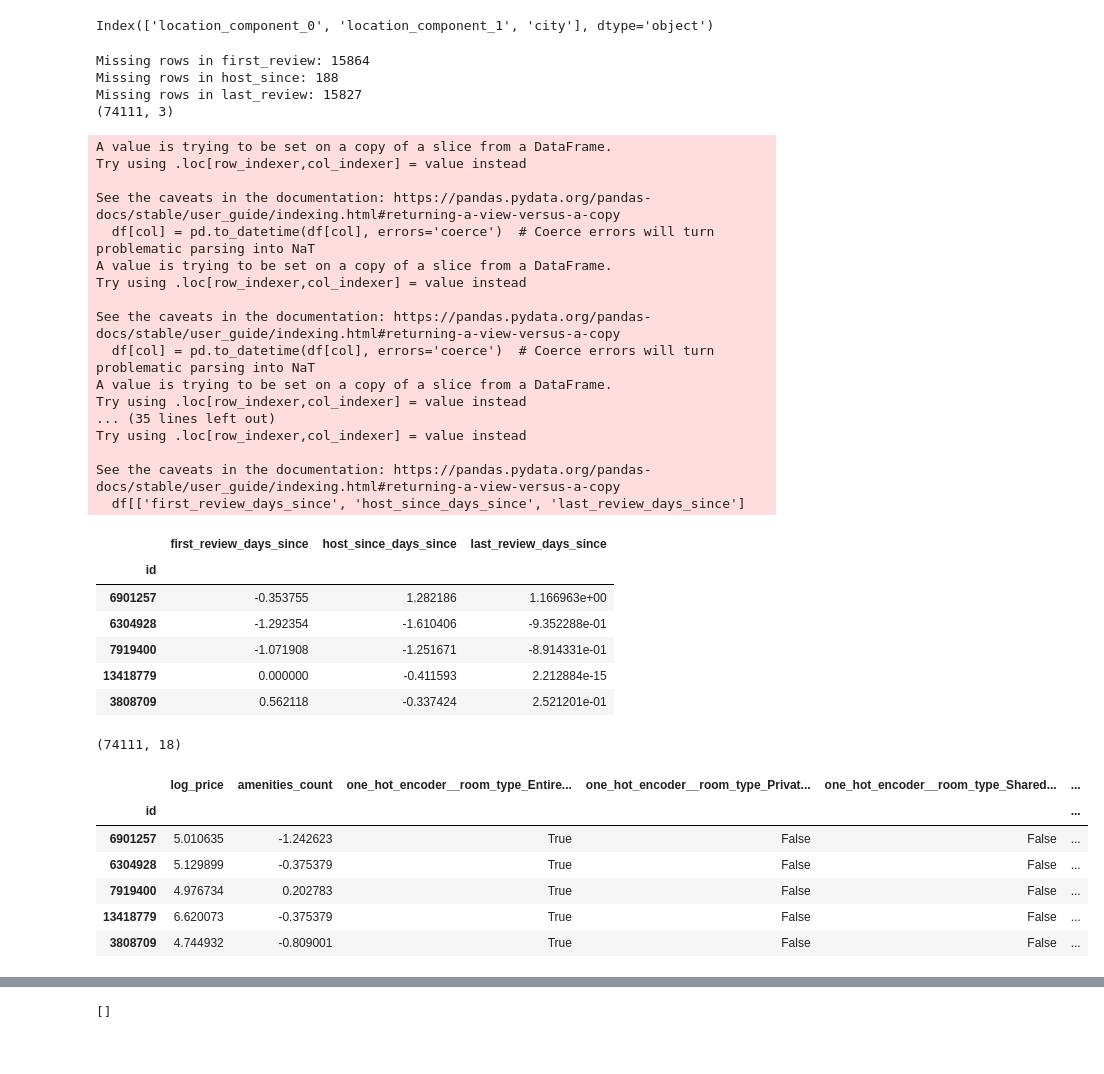
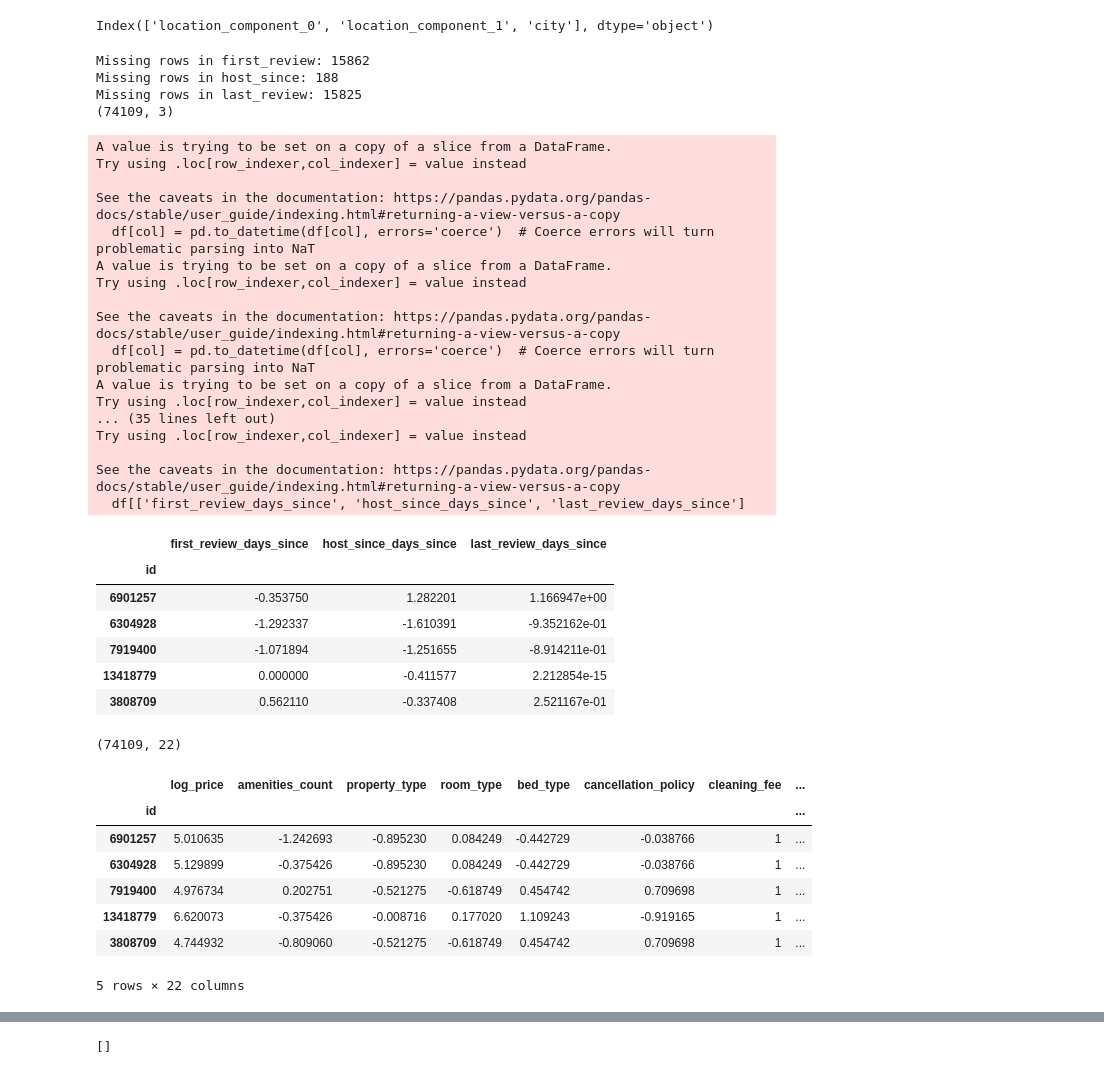
Before and after one commit to wingyiuc/dsw-project, a Jupyter notebook: random_forest.ipynb, the cells around one changed output, grey strips where cells are left out. Cells and saved outputs as stored; diff of their text form; code cells hidden in the pictures.

```diff
--- a/random_forest.ipynb
+++ b/random_forest.ipynb
@@ -31,3 +31,9 @@ df.head()
 | 3 | 13418779 | 6.620073 | House | Entire home/apt | {TV,"Cable TV",Internet,"Wireless... | 4 | 1.0 | Real Bed | ... |
 | 4 | 3808709 | 4.744932 | Apartment | Entire home/apt | {TV,Internet,"Wireless Internet",... | 2 | 1.0 | Real Bed | ... |
 5 rows × 29 columns
+# %%
+# Filter out Parking Space and Lighthouse, as they only contain one instance
+condition = ~df['property_type'].isin(['Parking Space', 'Lighthouse'])
+
+df = df[condition]
+df.shape
@@ -150,10 +149,10 @@ df_datetime = cyclical_encode_dates(df)
 print(df_datetime.shape)
 df_datetime.head()
 # %% [output]
-Missing rows in first_review: 15864
+Missing rows in first_review: 15862
 Missing rows in host_since: 188
-Missing rows in last_review: 15827
-(74111, 3)
+Missing rows in last_review: 15825
+(74109, 3)
 A value is trying to be set on a copy of a slice from a DataFrame.
 Try using .loc[row_indexer,col_indexer] = value instead
 
@@ -173,39 +172,38 @@ See the caveats in the documentation: https://pandas.pydata.org/pandas-docs/stab
   df[['first_review_days_since', 'host_since_days_since', 'last_review_days_since']
 |  | first_review_days_since | host_since_days_since | last_review_days_since |
 | id |  |  |  |
-| 6901257 | -0.353755 | 1.282186 | 1.166963e+00 |
-| 6304928 | -1.292354 | -1.610406 | -9.352288e-01 |
-| 7919400 | -1.071908 | -1.251671 | -8.914331e-01 |
-| 13418779 | 0.000000 | -0.411593 | 2.212884e-15 |
-| 3808709 | 0.562118 | -0.337424 | 2.521201e-01 |
+| 6901257 | -0.353750 | 1.282201 | 1.166947e+00 |
+| 6304928 | -1.292337 | -1.610391 | -9.352162e-01 |
+| 7919400 | -1.071894 | -1.251655 | -8.914211e-01 |
+| 13418779 | 0.000000 | -0.411577 | 2.212854e-15 |
+| 3808709 | 0.562110 | -0.337408 | 2.521167e-01 |
 # %%
 all_data_df = pd.concat([
     df['log_price'],
     df_amenities_count,
     df_categorical[[
-        'one_hot_encoder__room_type_Entire home/apt',
-                    'one_hot_encoder__room_type_Private room',
-                    'one_hot_encoder__room_type_Shared room',
-                    'one_hot_encoder__cleaning_fee_True',
-                 'one_hot_encoder__instant_bookable_t']],
+        'property_type', 'room_type', 'bed_type', 'cancellation_policy',
+        'cleaning_fee', 'host_identity_verified',
+        'instant_bookable']],
     df_nlp[['description_polarity', 'description_subjectivity']],
     df_numerical[['accommodates', 'beds_per_bedroom',
-                  'bed_and_bathrooms']],
+                  'bed_and_bathrooms', 'review_scores_rating_normalized', 'number_of_reviews']],
     df_locations[['location_component_0', 'location_component_1', 'city']],
     df_datetime
 
                          ], axis=1)
 print(all_data_df.shape)
 all_data_df.head()
 # %% [output]
-(74111, 18)
+(74109, 22)
-|  | log_price | amenities_count | one_hot_encoder__room_type_Entire... | one_hot_encoder__room_type_Privat... | one_hot_encoder__room_type_Shared... | ... |
-| id |  |  |  |  |  | ... |
-| 6901257 | 5.010635 | -1.242623 | True | False | False | ... |
-| 6304928 | 5.129899 | -0.375379 | True | False | False | ... |
-| 7919400 | 4.976734 | 0.202783 | True | False | False | ... |
-| 13418779 | 6.620073 | -0.375379 | True | False | False | ... |
-| 3808709 | 4.744932 | -0.809001 | True | False | False | ... |
+|  | log_price | amenities_count | property_type | room_type | bed_type | cancellation_policy | cleaning_fee | ... |
+| id |  |  |  |  |  |  |  | ... |
+| 6901257 | 5.010635 | -1.242693 | -0.895230 | 0.084249 | -0.442729 | -0.038766 | 1 | ... |
+| 6304928 | 5.129899 | -0.375426 | -0.895230 | 0.084249 | -0.442729 | -0.038766 | 1 | ... |
+| 7919400 | 4.976734 | 0.202751 | -0.521275 | -0.618749 | 0.454742 | 0.709698 | 1 | ... |
+| 13418779 | 6.620073 | -0.375426 | -0.008716 | 0.177020 | 1.109243 | -0.919165 | 1 | ... |
+| 3808709 | 4.744932 | -0.809060 | -0.521275 | -0.618749 | 0.454742 | 0.709698 | 1 | ... |
+5 rows × 22 columns
 # %%
 print(all_data_df.dtypes)
 # %% [output]
```
Also changed, not shown: parts of 15 cells of this notebook, 7 other files.
